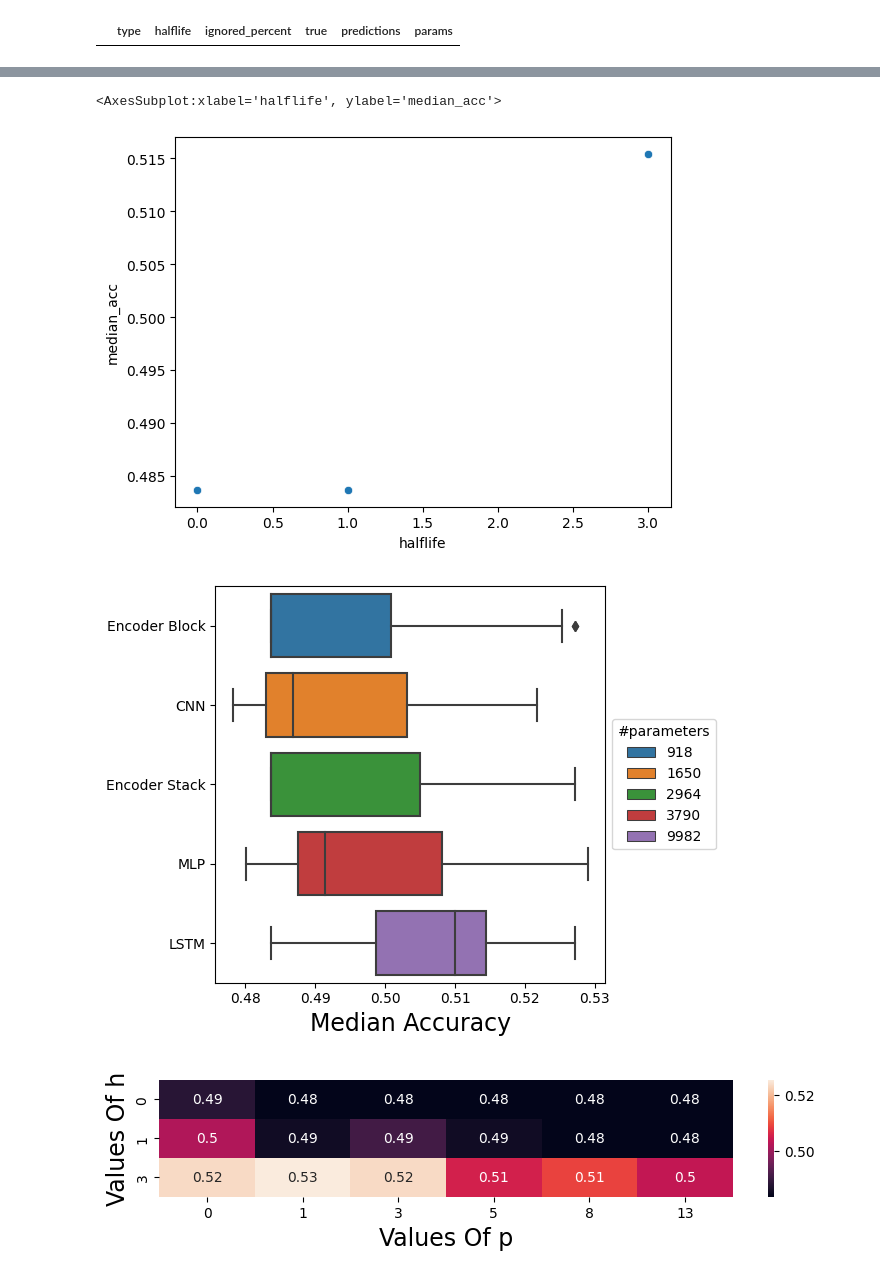
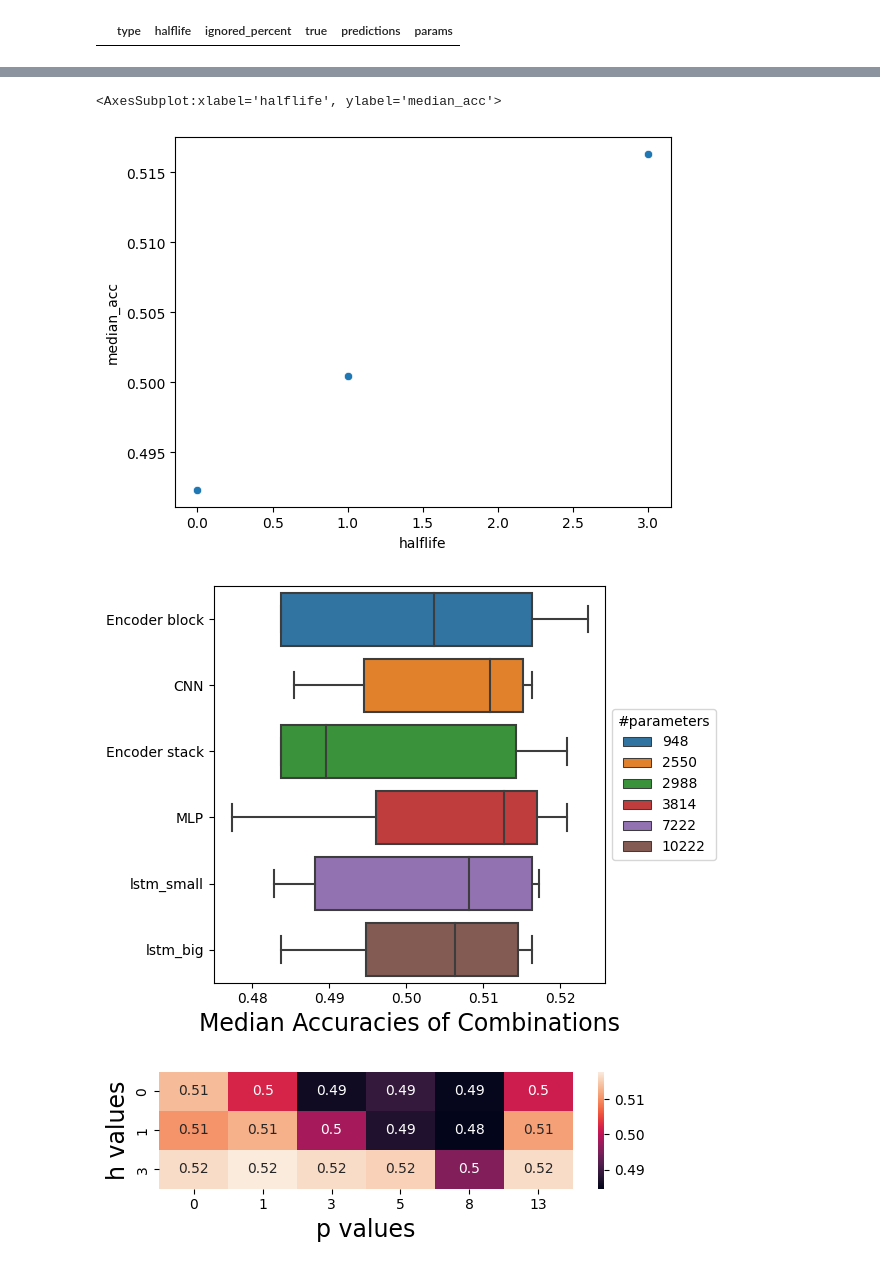
Before and after one commit to Marci0707/CryptoPredictions, a Jupyter notebook: useful_notebooks/eval.ipynb, the cells around one changed output, grey strips where cells are left out. Saved outputs shown, nothing was run; the diff lists cells and outputs as text; code cells hidden in the pictures.

```diff
--- a/useful_notebooks/eval.ipynb
+++ b/useful_notebooks/eval.ipynb
@@ -34,7 +34,7 @@ def create_model_df(model_name):
     return pd.DataFrame.from_dict(records)
 # %%
 
-models = ['cnn','mlp','lstm','encoder_block','encoder_stack']
+models = ['mlp', 'cnn', 'lstm_small', 'lstm_big', 'encoder_stack', 'encoder_block']
 df = None
 
 for model in models:
@@ -225,32 +226,32 @@ only_stats.groupby(['halflife','type'])[['median_acc']].median()
 sns.scatterplot(only_stats.groupby('halflife')[['median_acc','variance_acc']].median().reset_index(),x='halflife',y='median_acc')
 # %% [output]
 <AxesSubplot:xlabel='halflife', ylabel='median_acc'>
-[figure, old version]
+[figure, new version]
 # %%
 import matplotlib.pyplot as plt
-g = sns.boxplot(data=only_stats.replace({'cnn':'CNN','encoder_block' : 'Encoder Block','encoder_stack' : 'Encoder Stack','mlp' : 'MLP','lstm':'LSTM'}).sort_values('params'), x="median_acc", y="type",hue='params',dodge=False)
+g = sns.boxplot(data=only_stats.replace({'cnn':'CNN','encoder_block' : 'Encoder block','encoder_stack' : 'Encoder stack','mlp' : 'MLP','lstm':'LSTM'}).sort_values('params'), x="median_acc", y="type",hue='params',dodge=False)
 
 plt.ylabel('')
-plt.xlabel('Median Accuracy',fontsize=17)
+plt.xlabel('Median Accuracies of Combinations',fontsize=17)
 plt.tight_layout()
 plt.legend(loc='center left', bbox_to_anchor=(1, 0.5))
 g.get_legend().set_title("#parameters")
 plt.tight_layout()
 plt.savefig('../documents/figures/global_accs.png')
 # %% [output]
-[figure, old version]
+[figure, new version]
 # %%
 tmp = only_stats.groupby(['halflife','ignored_percent'])[['median_acc']].median()
 tmp=tmp.reset_index().pivot('halflife','ignored_percent','median_acc')
 
-fig,ax=plt.subplots(1,1,figsize=(8,2))
+fig,ax=plt.subplots(1,1,figsize=(6,2))
 sns.heatmap(tmp,annot=True)
-plt.ylabel("Values Of h",fontsize=17)
-plt.xlabel("Values Of p",fontsize=17)
+plt.ylabel("h values",fontsize=17)
+plt.xlabel("p values",fontsize=17)
 plt.tight_layout()
 plt.savefig('../documents/figures/p_vs_h.png')
 # %% [output]
-[figure, old version]
+[figure, new version]
 # %%
 from sklearn.metrics import roc_auc_score
 
```
Also changed, not shown: parts of 17 cells of this notebook, 7 other files.
